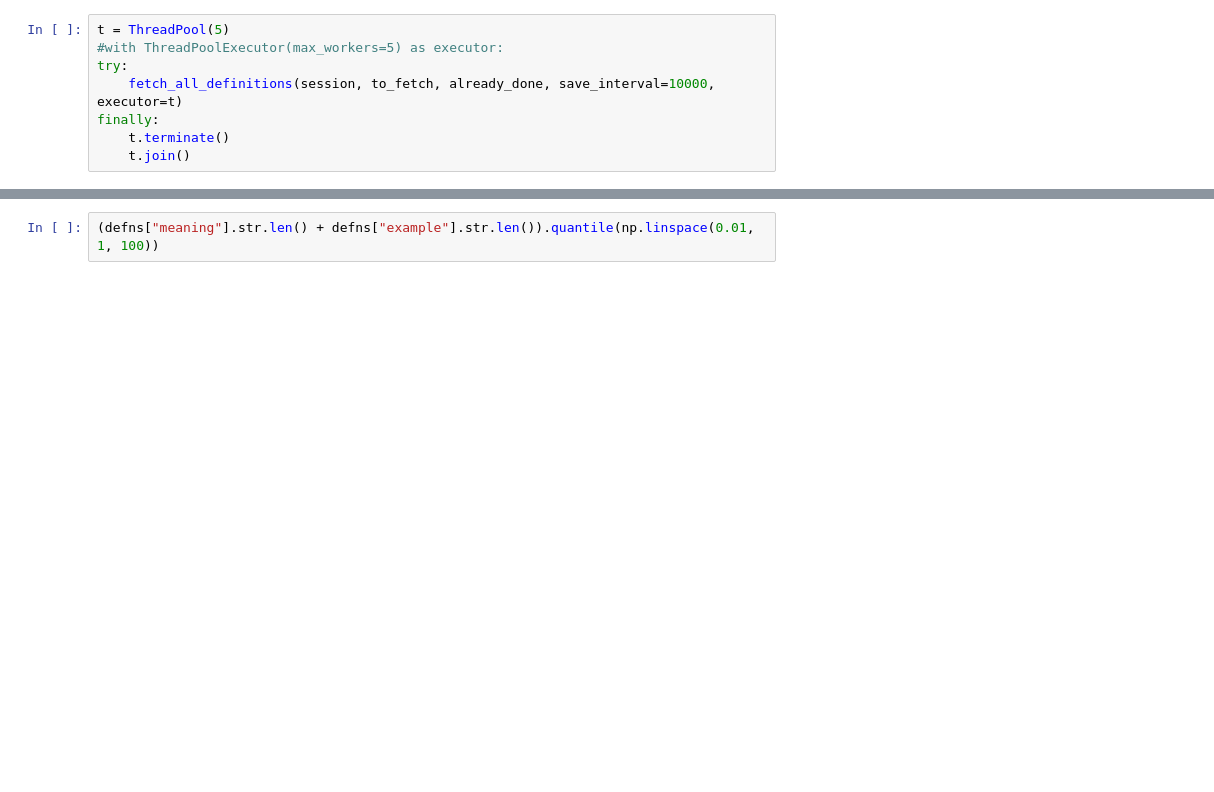
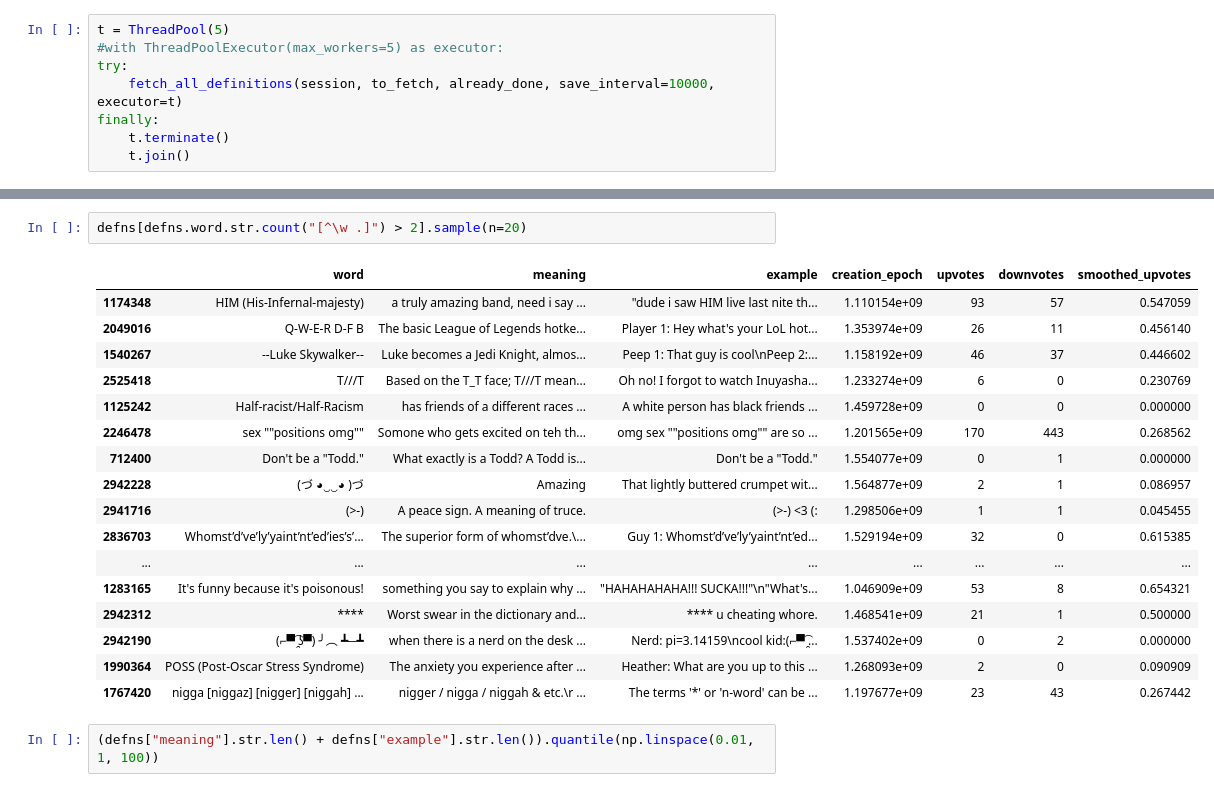
Before and after one commit to turtlesoupy/this-word-does-not-exist, a Jupyter notebook: scraping.ipynb, the cells around one changed output, grey strips where cells are left out. Saved outputs shown, nothing was run; the diff lists cells and outputs as text; blank space fills up the shorter version.

```diff
--- a/scraping.ipynb
+++ b/scraping.ipynb
@@ -59,3 +168,23 @@ TypeError: 'float' object cannot be interpreted as an integer
+# %%
+defns[defns.word.str.count("[^\w .]") > 2].sample(n=20)
+# %% [output]
+|  | word | meaning | example | creation_epoch | upvotes | downvotes | smoothed_upvotes |
+| 1174348 | HIM (His-Infernal-majesty) | a truly amazing band, need i say ... | "dude i saw HIM live last nite th... | 1.110154e+09 | 93 | 57 | 0.547059 |
+| 2049016 | Q-W-E-R D-F B | The basic League of Legends hotke... | Player 1: Hey what's your LoL hot... | 1.353974e+09 | 26 | 11 | 0.456140 |
+| 1540267 | --Luke Skywalker-- | Luke becomes a Jedi Knight, almos... | Peep 1: That guy is cool\nPeep 2:... | 1.158192e+09 | 46 | 37 | 0.446602 |
+| 2525418 | T///T | Based on the T_T face; T///T mean... | Oh no! I forgot to watch Inuyasha... | 1.233274e+09 | 6 | 0 | 0.230769 |
+| 1125242 | Half-racist/Half-Racism | has friends of a different races ... | A white person has black friends ... | 1.459728e+09 | 0 | 0 | 0.000000 |
+| 2246478 | sex ""positions omg"" | Somone who gets excited on teh th... | omg sex ""positions omg"" are so ... | 1.201565e+09 | 170 | 443 | 0.268562 |
+| 712400 | Don't be a "Todd." | What exactly is a Todd? A Todd is... | Don't be a "Todd." | 1.554077e+09 | 0 | 1 | 0.000000 |
+| 2942228 | (づ ◕‿‿◕ )づ | Amazing | That lightly buttered crumpet wit... | 1.564877e+09 | 2 | 1 | 0.086957 |
+| 2941716 | (>-) | A peace sign. A meaning of truce. | (>-) <3 (: | 1.298506e+09 | 1 | 1 | 0.045455 |
+| 2836703 | Whomst’d’ve’ly’yaint’nt’ed’ies’s’... | The superior form of whomst’dve.\... | Guy 1: Whomst’d’ve’ly’yaint’nt’ed... | 1.529194e+09 | 32 | 0 | 0.615385 |
+| ... | ... | ... | ... | ... | ... | ... | ... |
+| 1283165 | It's funny because it's poisonous! | something you say to explain why ... | "HAHAHAHAHA!!! SUCKA!!!"\n"What's... | 1.046909e+09 | 53 | 8 | 0.654321 |
+| 2942312 | **** | Worst swear in the dictionary and... | **** u cheating whore. | 1.468541e+09 | 21 | 1 | 0.500000 |
+| 2942190 | (⌐▀͡ ̯ʖ▀) ╯︵ ┻─┻ | when there is a nerd on the desk ... | Nerd: pi=3.14159\ncool kid:(⌐▀͡ ̯... | 1.537402e+09 | 0 | 2 | 0.000000 |
+| 1990364 | POSS (Post-Oscar Stress Syndrome) | The anxiety you experience after ... | Heather: What are you up to this ... | 1.268093e+09 | 2 | 0 | 0.090909 |
+| 1767420 | nigga [niggaz] [nigger] [niggah] ... | nigger / nigga / niggah & etc.\r ... | The terms '*' or 'n-word' can be ... | 1.197677e+09 | 23 | 43 | 0.267442 |
 # %%
 (defns["meaning"].str.len() + defns["example"].str.len()).quantile(np.linspace(0.01, 1, 100))
 # %% [output]
```
Also changed, not shown: parts of 11 cells of this notebook, 4 other files.
